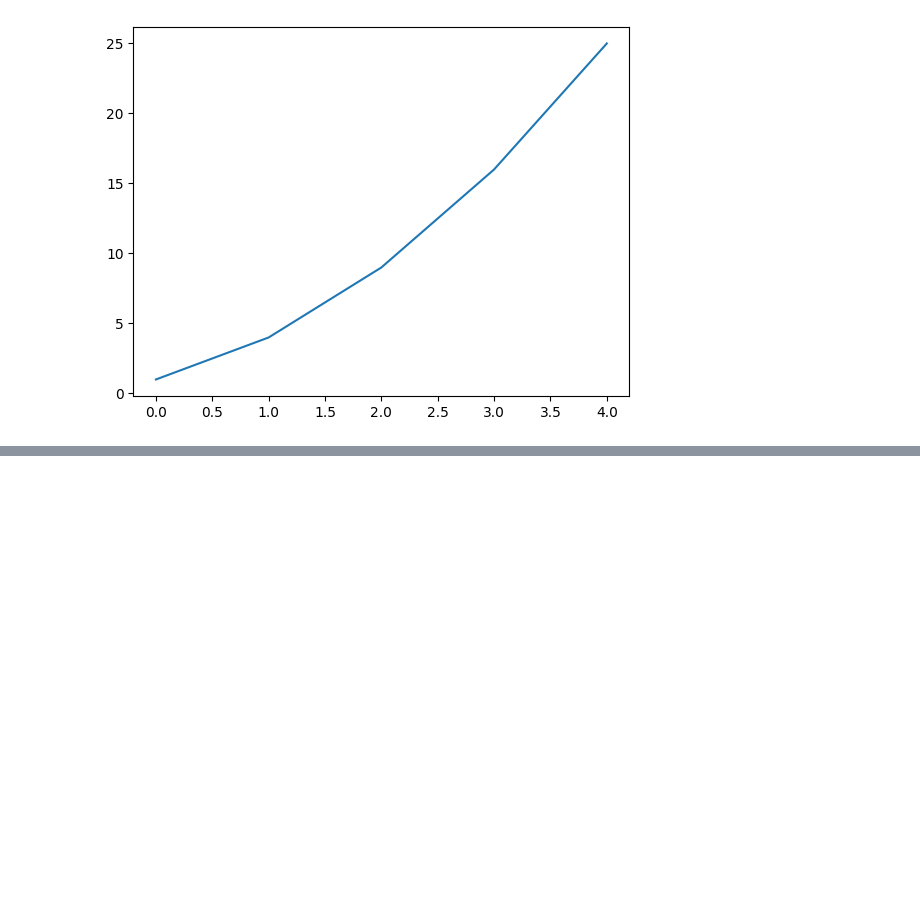
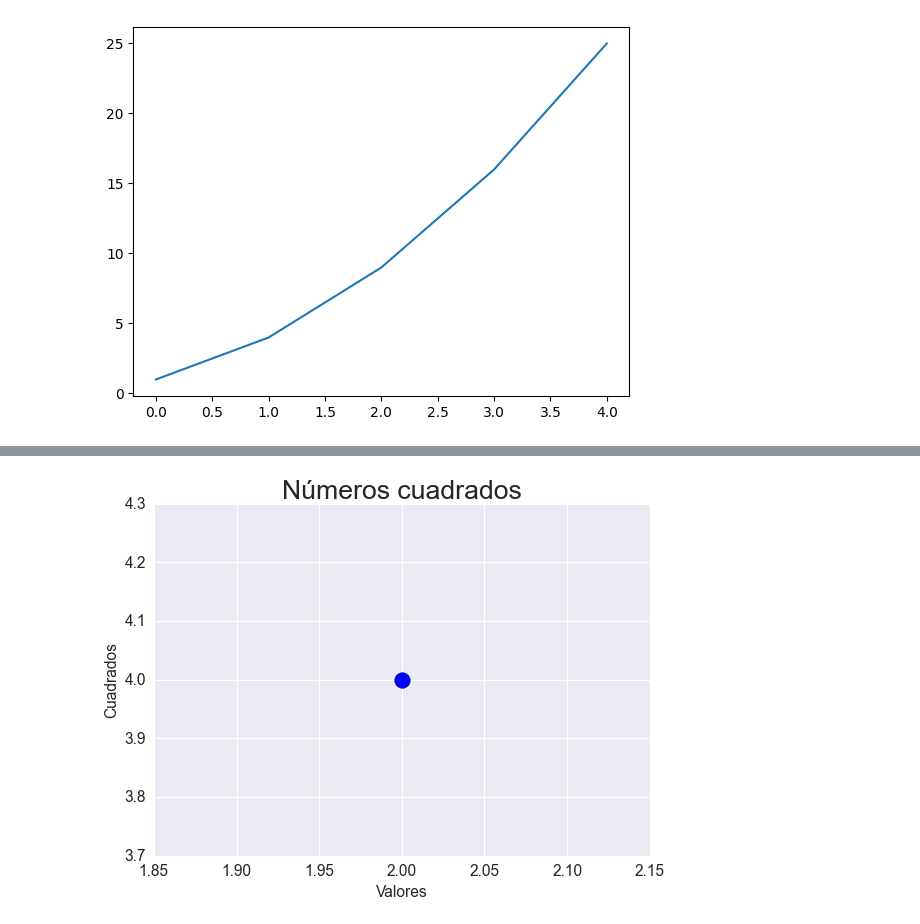
Before and after one commit to RodriManuel/python-data-visualization, a Jupyter notebook: notebooks/00_generando_graficos.ipynb, the cells around one changed output, grey strips where cells are left out. Drawn from its saved outputs; the diff is of its cells as text; code cells hidden in the pictures; blank space fills up the shorter version.

```diff
--- a/notebooks/00_generando_graficos.ipynb
+++ b/notebooks/00_generando_graficos.ipynb
@@ -66,0 +74,17 @@ plt.show()
+# %%
+plt.style.use('seaborn-v0_8')
+
+fig, ax = plt.subplots()
+ax.scatter(2, 4, s=200)
+
+# Establece títulos y subtítulos.
+ax.set_title("Números cuadrados", fontsize=24)
+ax.set_xlabel("Valores", fontsize=14)
+ax.set_ylabel("Cuadrados", fontsize=14)
+
+# Establece el tamaño de los números en los ejes X e Y.
+ax.tick_params(labelsize=14)
+
+plt.show()
+# %% [output]
+[figure, added]
```
Also changed, not shown: parts of 6 cells of this notebook.
